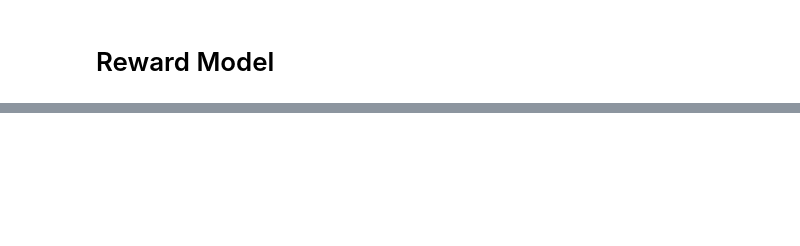
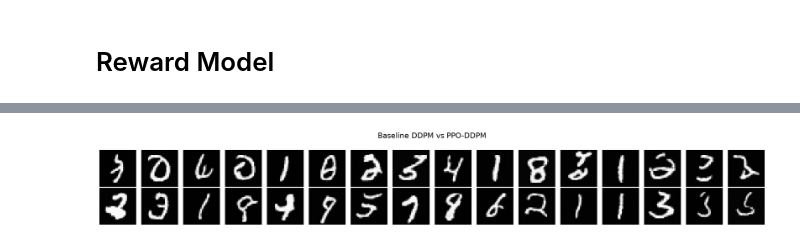
Before and after one commit to leessanghu/DDPM-with-PPO--MNIST, a Jupyter notebook: DDPM.ipynb, the cells around one changed output, grey strips where cells are left out. Saved outputs shown, nothing was run; the diff lists cells and outputs as text; code cells hidden in the pictures; blank space fills up the shorter version.

```diff
--- a/DDPM.ipynb
+++ b/DDPM.ipynb
@@ -1053,0 +1879,55 @@ Average : tensor(0.8865, device='mps:0')
+# %%
+import matplotlib.pyplot as plt
+
+num_samples = 16
+
+fig, axes = plt.subplots(
+    2,
+    num_samples,
+    figsize=(20, 3)
+)
+
+for i in range(num_samples):
+
+    # Baseline
+    axes[0, i].imshow(
+        baseline_images[i]
+        .squeeze()
+        .detach()
+        .cpu(),
+        cmap="gray"
+    )
+
+    axes[0, i].axis("off")
+
+    # PPO
+    axes[1, i].imshow(
+        ppo_images[i]
+        .squeeze()
+        .detach()
+        .cpu(),
+        cmap="gray"
+    )
+
+    axes[1, i].axis("off")
+
+
+axes[0, 0].set_ylabel(
+    "Baseline",
+    fontsize=12
+)
+
+axes[1, 0].set_ylabel(
+    "PPO",
+    fontsize=12
+)
+
+plt.suptitle(
+    "Baseline DDPM vs PPO-DDPM",
+    fontsize=16
+)
+
+plt.tight_layout()
+plt.show()
+# %% [output]
+[figure, added]
```
Also changed, not shown: parts of 67 cells of this notebook.
